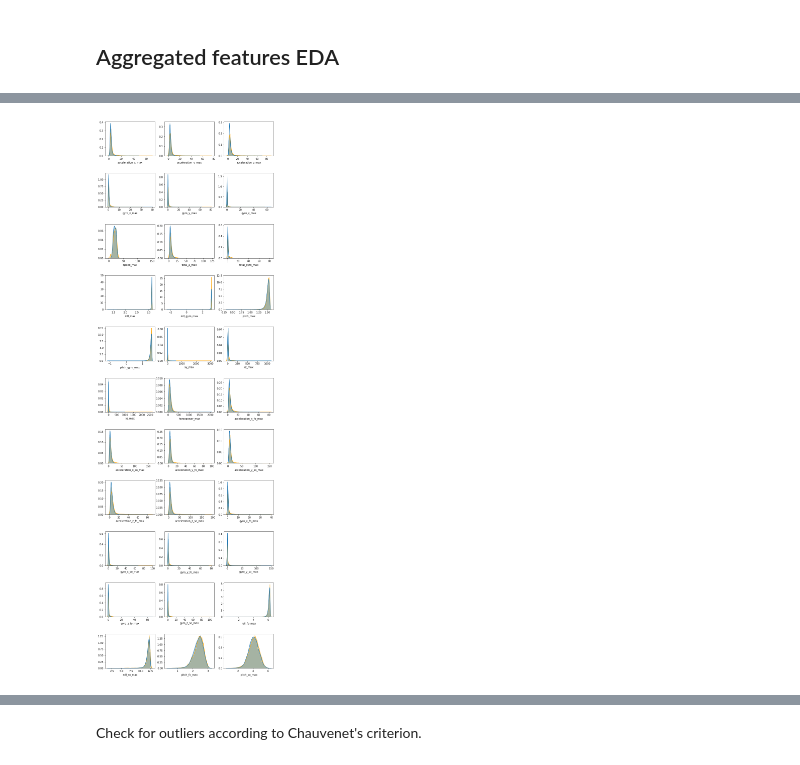
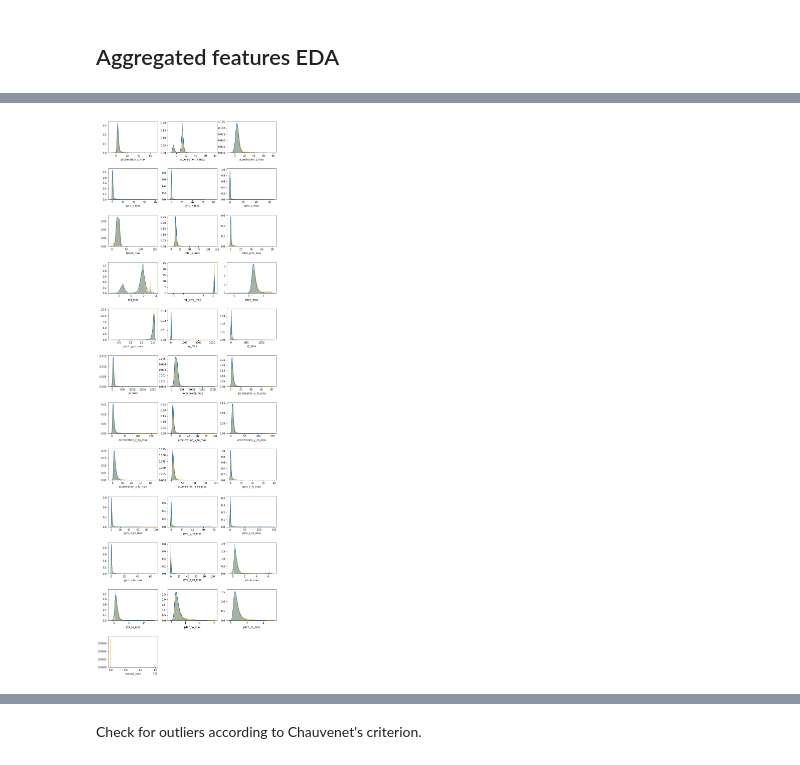
Before and after one commit to wjensheng/grab, a Jupyter notebook: preprocess.ipynb, the cells around one changed output, grey strips where cells are left out. Drawn from its saved outputs; the diff is of its cells as text; code cells hidden in the pictures.

```diff
--- a/preprocess.ipynb
+++ b/preprocess.ipynb
@@ -167,7 +126,0 @@ def get_mean(df, col):
-# %%
-for f in features_to_norm:
-    train_df = get_mean(train_df, f)
-
-# # UNCOMMENT
-# for f in features_to_norm:
-#     test_df = get_mean(test_df, f)
@@ -298,10 +223,10 @@ train_df.head()
 # =====================
 # differentiation features
 # =====================
-def fo(x):
+def fo(x): # first order
     return np.diff(x)
 
-def so(x):
+def so(x): # second order
     return np.diff(fo(x))
 
 def fo_min(x):
@@ -322,4 +247,13 @@ def so_max(x):
 
 def sign_change(x):
     return sum(np.diff(np.sign(x)) != 0)
+
+def percentile(x):
+    return np.percentile(x, 90)
+
+def count_above_2(x, thres=2):
+    return (sum(x >= thres) + sum(x <= -thres))
+
+def count_above_3(x, thres=3):
+    return (sum(x >= thres) + sum(x <= -thres))
 # %%
@@ -505,10 +431,0 @@ num_counts.head()
-# %%
-agg_train = pd.merge(agg_train, num_counts,
-                     left_on='bookingID', right_on='bookingID',
-                     how='inner')
-
-agg_train = pd.merge(agg_train, num_sessions,
-                     left_on='bookingID', right_on='bookingID',
-                     how='inner')
-
-agg_train.head()
@@ -560,13 +471,13 @@ len(cols)
 # %%
 plt.figure(figsize=(12,40))
 for i, col in enumerate(cols):
-    plt.subplot(11, 3, i+1)
+    plt.subplot(12, 3, i+1)
     sns.distplot(train_df[train_df['label']==1][col],color ='orange')
     sns.distplot(train_df[train_df['label']==0][col])
     plt.subplots_adjust(hspace=0.5)
 plt.show()
 # %% [output]
-[figure, old version]
+[figure, new version]
 # %%
 features = [c for c in train_df.columns if c not in ['bookingID', 'label']]
 # %%
```
Also changed, not shown: parts of 35 cells of this notebook, 1 other file.
